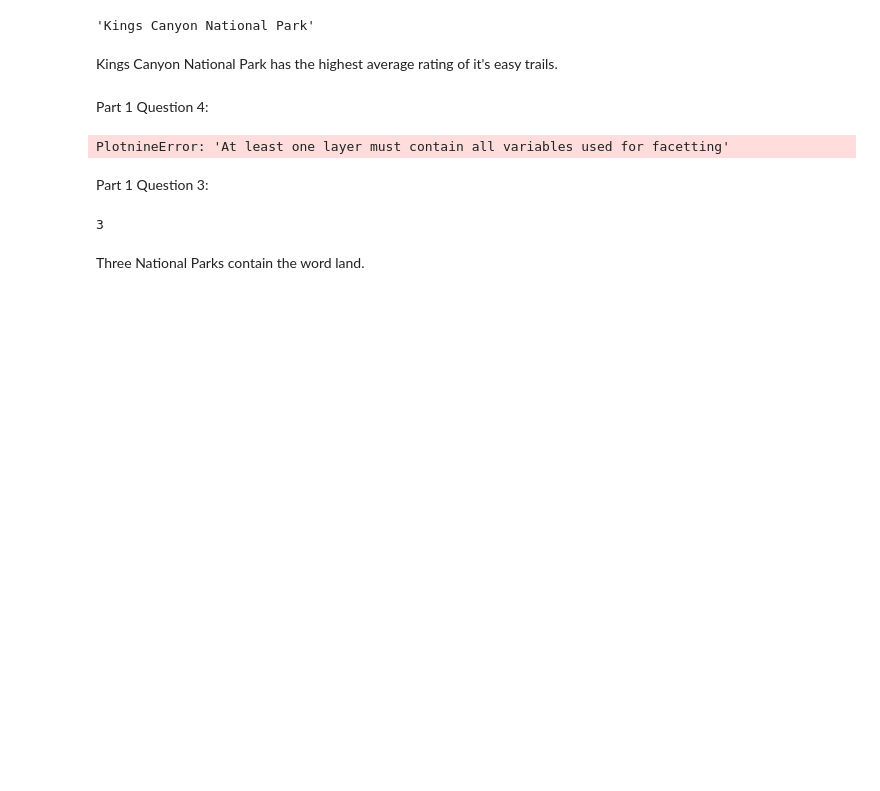
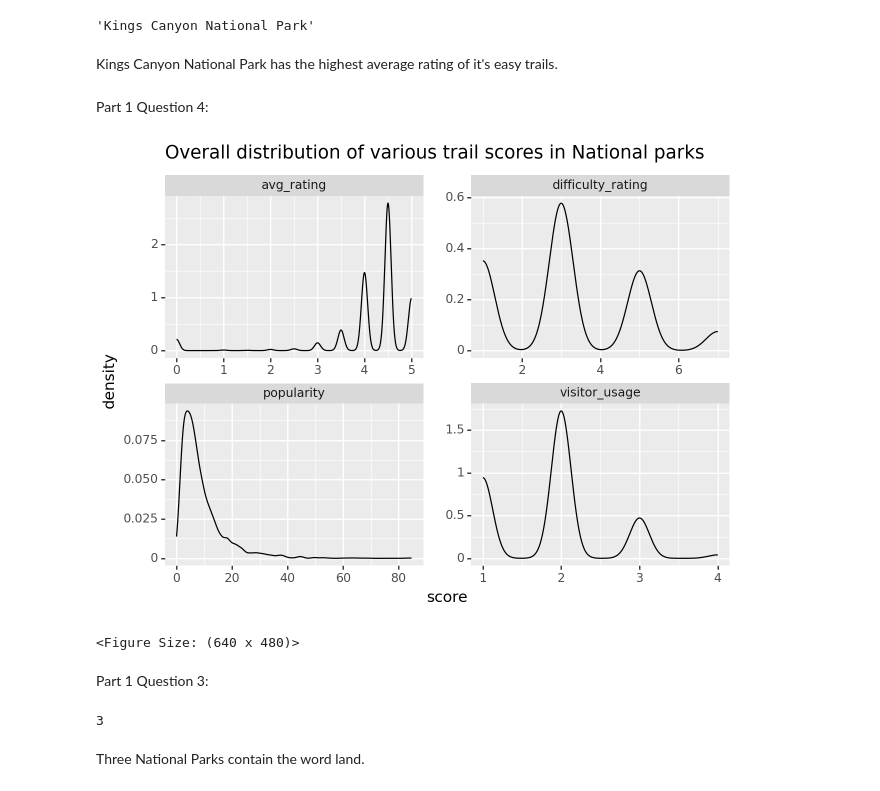
Before and after one commit to JakeLamb455/GSB544, a Jupyter notebook: Midterm Complete - Jake Lamb.ipynb, the cells around one changed output. Cells and saved outputs as stored; diff of their text form; code cells hidden in the pictures; blank space fills up the shorter version.

```diff
--- a/Midterm Complete - Jake Lamb.ipynb
+++ b/Midterm Complete - Jake Lamb.ipynb
@@ -52,16 +52,19 @@ diff.groupby('area_name').mean().sort_values('avg_rating', ascending = False).re
 Kings Canyon National Park has the highest average rating of it's easy trails.
 # %% [markdown]
 Part 1 Question 4:
+# %%
+np_trails_new = trails[['trail_id', 'avg_rating', 'difficulty_rating', 'popularity', 'visitor_usage']].melt(id_vars = 'trail_id', var_name = 'measure', value_name = 'score')
 # %%
 from plotnine import ggplot, aes, geom_density, facet_wrap, ggtitle
 
-(ggplot(trails, aes(x="score"))
+(ggplot(np_trails_new, aes(x="score"))
 + geom_density()
 + facet_wrap('~ measure', scales = 'free')
 + ggtitle("Overall distribution of various trail scores in National parks")
 )
 # %% [output]
+[figure, added]
-PlotnineError: 'At least one layer must contain all variables used for facetting'
+<Figure Size: (640 x 480)>
 # %% [markdown]
 Part 1 Question 3:
 # %%
```
Also changed, not shown: parts of 3 cells of this notebook, 9 other files.
